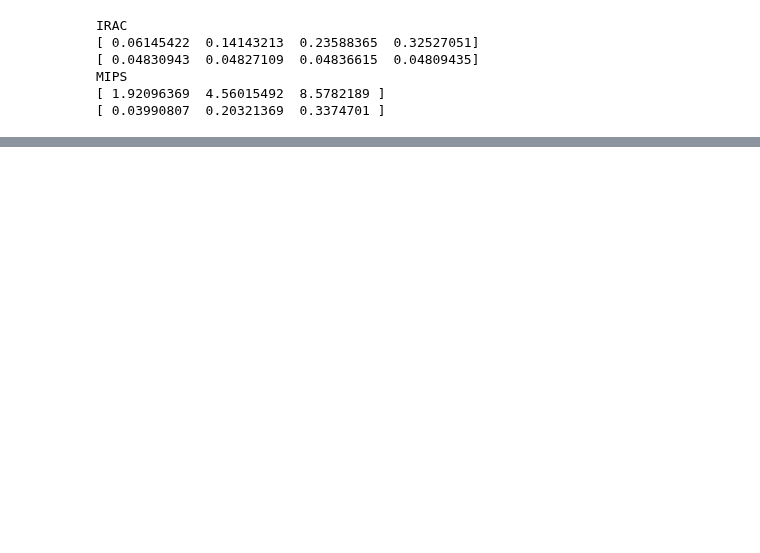
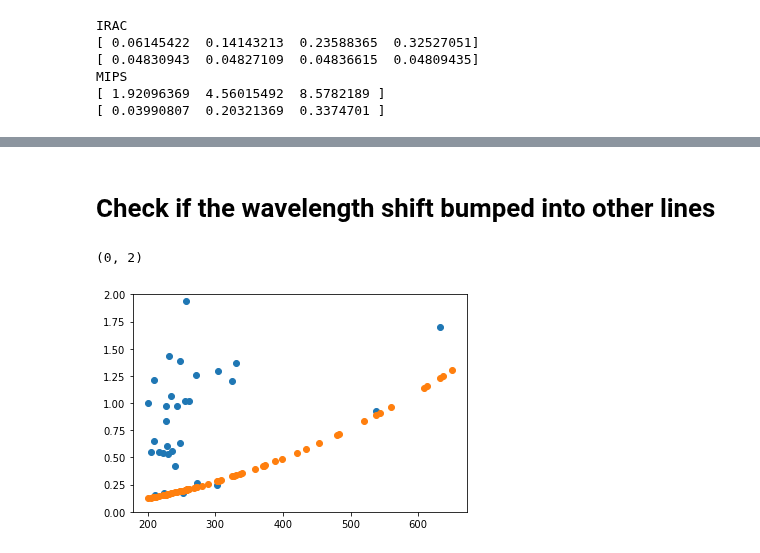
Before and after one commit to yaolun/misc, a Jupyter notebook: test_py3.ipynb, the cells around one changed output, grey strips where cells are left out. Drawn from its saved outputs; the diff is of its cells as text; code cells hidden in the pictures; blank space fills up the shorter version.

```diff
--- a/test_py3.ipynb
+++ b/test_py3.ipynb
@@ -169,0 +200,25 @@ MIPS
+# %% [markdown]
+# Check if the wavelength shift bumped into other lines
+# %%
+filename = '/Volumes/SD-Mac/CDF_archive_v2/BHR71/spire/advanced_products/BHR71_spire_corrected_lines.txt'
+from astropy.io import ascii
+data = ascii.read(filename)
+# %%
+%matplotlib inline
+import matplotlib.pyplot as plt
+import numpy as np
+import astropy.constants as const
+c = const.c.cgs.value
+wl_shift = 6.8
+dl = 1.5*1.207*(1.2*1e9*(data['LabWL(um)']*1e-4)**2/c)/2.354 * 1e4
+
+nearest_line = np.empty_like(data['LabWL(um)'])
+
+for i, wl in enumerate(data['LabWL(um)']):
+    nearest_line[i] = np.sort(abs(wl+wl_shift-data['LabWL(um)']))[0]
+plt.plot(data['LabWL(um)'], nearest_line, 'o')
+plt.plot(data['LabWL(um)'], dl,'o')
+plt.ylim([0,2])
+# %% [output]
+(0, 2)
+[figure, added]
```
Also changed, not shown: parts of 5 cells of this notebook.
